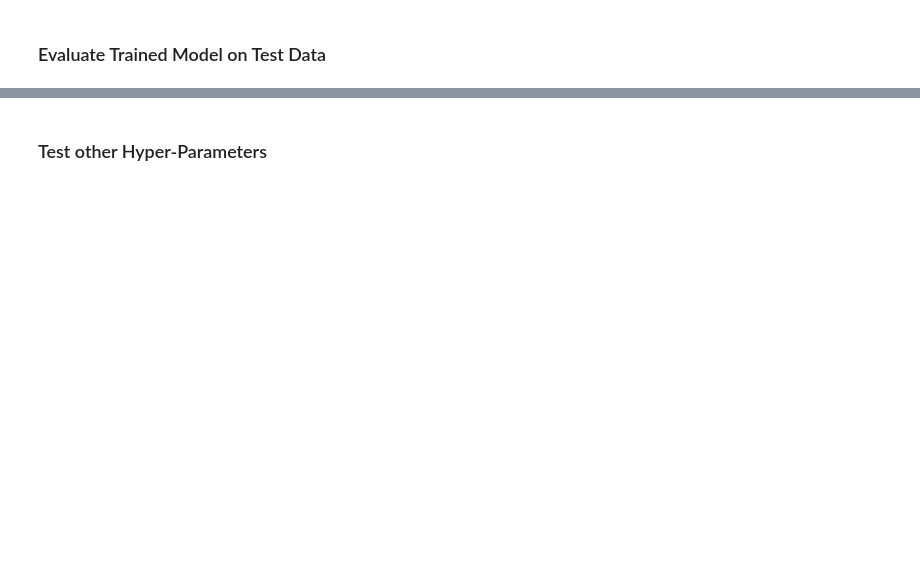
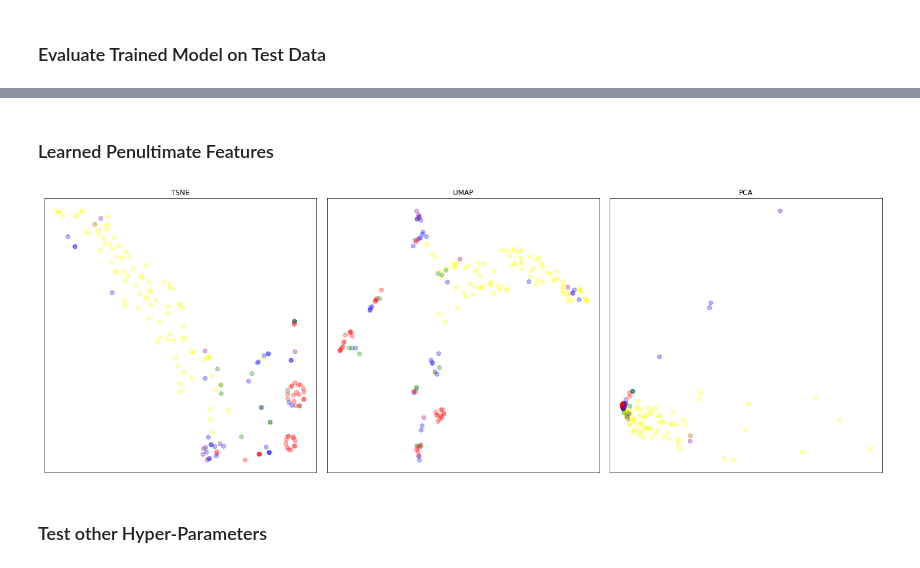
Before and after one commit to PJ7668/ml-for-ssa, a Jupyter notebook: TLE Examples.ipynb, the cells around one changed output, grey strips where cells are left out. Saved outputs shown, nothing was run; the diff lists cells and outputs as text; code cells hidden in the pictures; blank space fills up the shorter version.

```diff
--- a/TLE Examples.ipynb
+++ b/TLE Examples.ipynb
@@ -260,0 +329,5 @@ __TODO__ : Add a comparison between the features extracted in an intermediate la
+# %%
+# Here we extract the intermediate features/activations from the layer named penultimate
+layer_name = 'penultimate'
+intermediate_layer_model = Model(inputs=model.input, outputs=model.get_layer(layer_name).output)
+X_penultimate_test = intermediate_layer_model.predict(normalize(X_test))
@@ -261,3 +340,9 @@ __TODO__ : Add a comparison between the features extracted in an intermediate la
+# %% [markdown]
+### Learned Penultimate Features
+# %%
+visualize_embedding(X_penultimate_test, y_test)
+# %% [output]
+[figure, added]
 # %% [markdown]
 ### Test other Hyper-Parameters
 # %%
```
Also changed, not shown: parts of 15 cells of this notebook, 2 other files.
